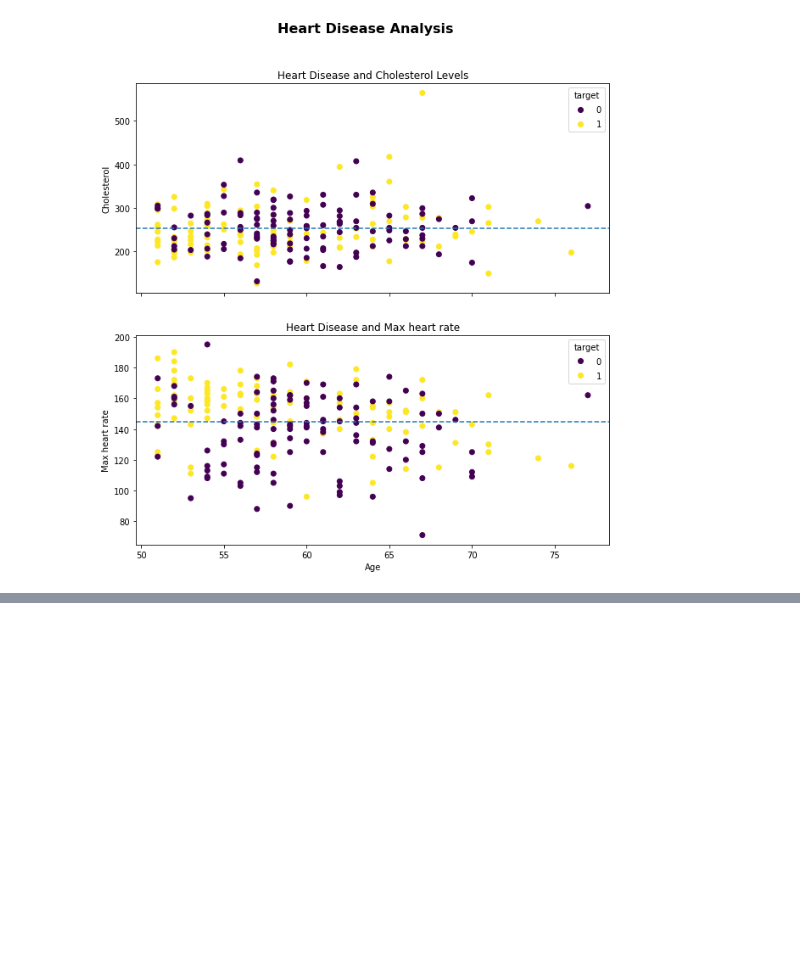
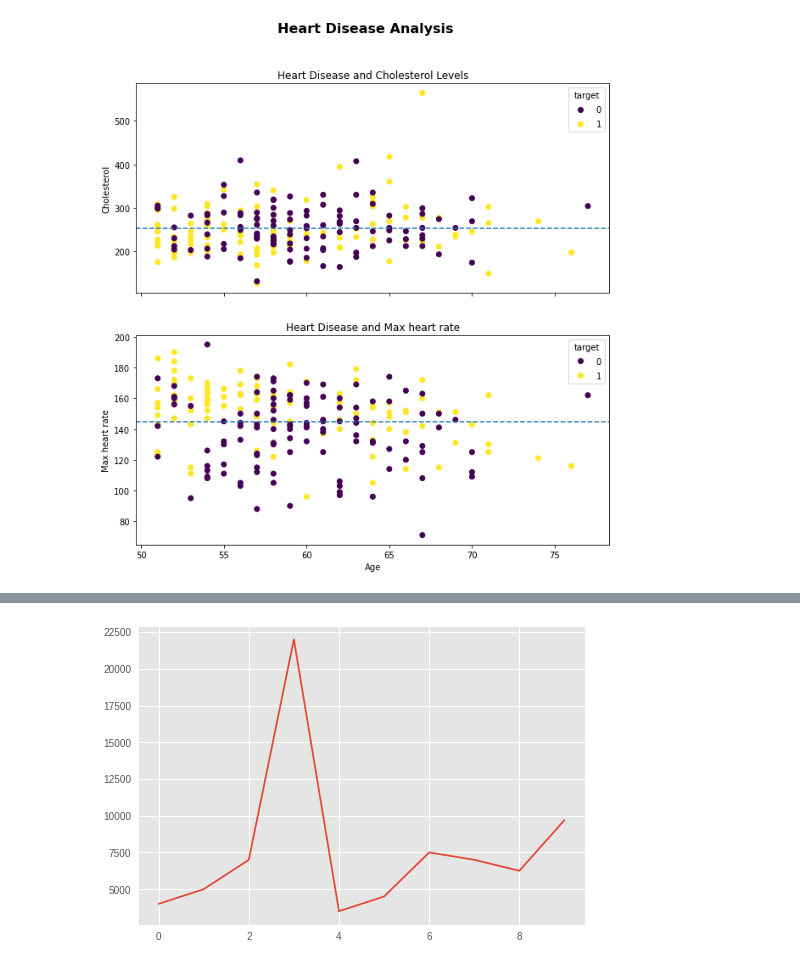
Before and after one commit to vishnuk7/MachineLearning, a Jupyter notebook: matplotlib/introduction-matplotlib.ipynb, the cells around one changed output, grey strips where cells are left out. Cells and saved outputs as stored; diff of their text form; code cells hidden in the pictures; blank space fills up the shorter version.

```diff
--- a/matplotlib/introduction-matplotlib.ipynb
+++ b/matplotlib/introduction-matplotlib.ipynb
@@ -435,0 +469,5 @@ fig.suptitle("Heart Disease Analysis", fontsize=16, fontweight='bold');
+# %%
+plt.style.use('ggplot')
+car_sales['Price'].plot();
+# %% [output]
+[figure, added]
```
Also changed, not shown: parts of 16 cells of this notebook.
